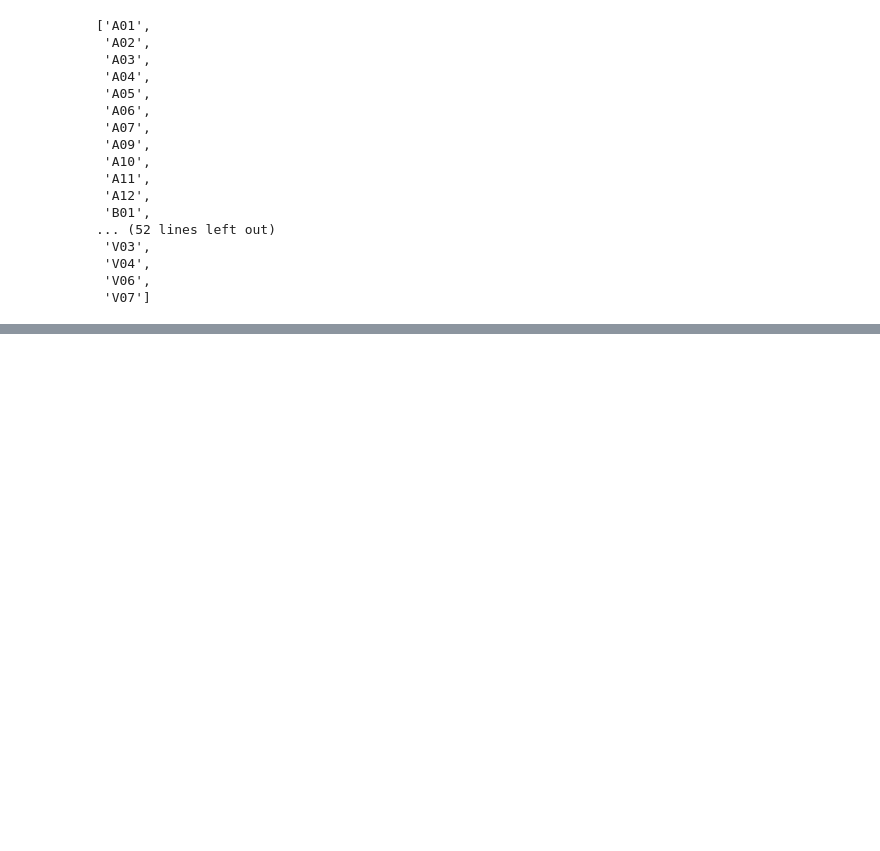
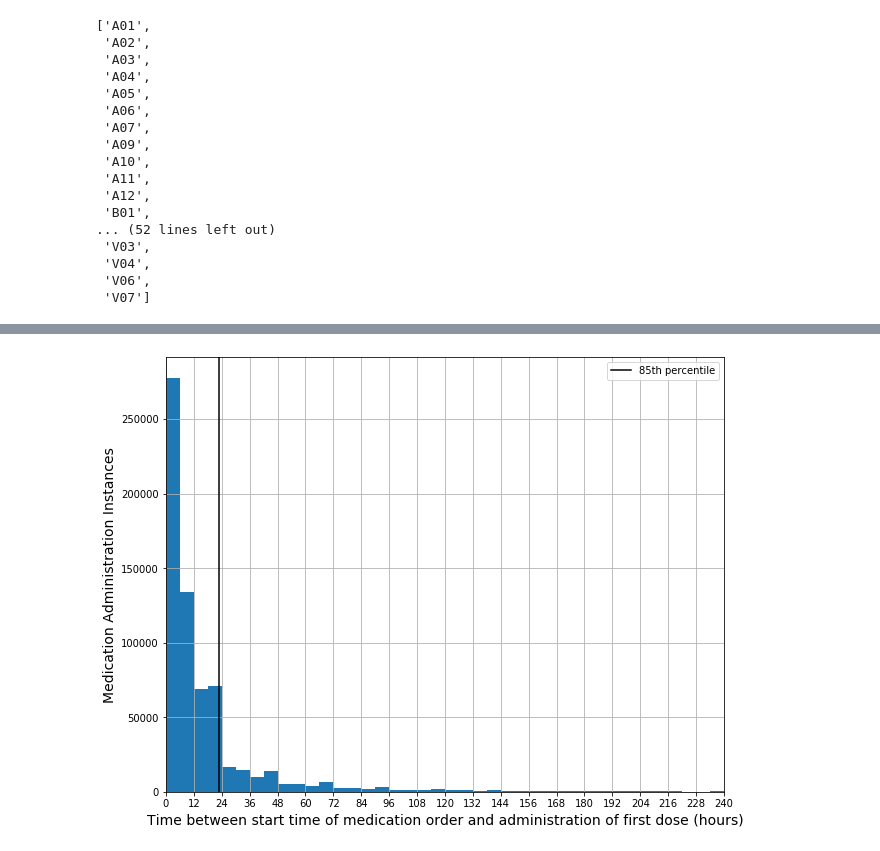
Before and after one commit to tufts-ml/time_series_prediction, a Jupyter notebook: scripts/madrid/notebooks/labs_medications_debugging.ipynb, the cells around one changed output, grey strips where cells are left out. Cells and saved outputs as stored; diff of their text form; code cells hidden in the pictures; blank space fills up the shorter version.

```diff
--- a/scripts/madrid/notebooks/labs_medications_debugging.ipynb
+++ b/scripts/madrid/notebooks/labs_medications_debugging.ipynb
@@ -293,0 +386,2 @@ medication_list
+# %%
+med_ord_adm_df = pd.merge(med_ord_df, med_adm_df, how='inner', on=key_cols)[key_cols+keep_cols]
@@ -293,0 +402,25 @@ medication_list
+# %%
+# seg_med_ord_adm_df = med_ord_adm_df[:1000000].copy()
+seg_med_ord_adm_df = med_ord_adm_df.drop_duplicates(subset=['PATIENT_ID', 'ATC_CD', 'START_DATE'])
+
+start_administration_diff = pd.to_datetime(seg_med_ord_adm_df.TS) - pd.to_datetime(seg_med_ord_adm_df.START_DATE)
+start_administration_diff = [i.total_seconds()/3600. for i in start_administration_diff]
+fontsize=14
+f, axs = plt.subplots(figsize=(10, 8))
+bins=np.arange(0, 600, 6)
+axs.hist(start_administration_diff, bins=bins, density=False)
+# axs.axvline(np.nanmedian(start_administration_diff), color='r', label='median')
+axs.axvline(np.nanpercentile(start_administration_diff, 85), color='k', label='85th percentile')
+# axs.axvline(np.nanpercentile(start_administration_diff, 75), color='k')
+# axs.set_xscale("log", basex=2)
+axs.set_xticks(bins[::2])
+axs.set_xlim([0, 240])
+axs.set_ylabel('Medication Administration Instances', fontsize=fontsize)
+axs.set_xlabel('Time between start time of medication order and administration of first dose (hours)', fontsize=fontsize)
+# axs.hist(start_administration_diff)
+axs.grid(True)
+axs.legend()
+f.savefig('med_order_administration_tdiff_hist.png', pad_inches=0.2)
+plt.show()
+# %% [output]
+[figure, added]
```
Also changed, not shown: parts of 10 cells of this notebook, 18 other files.
